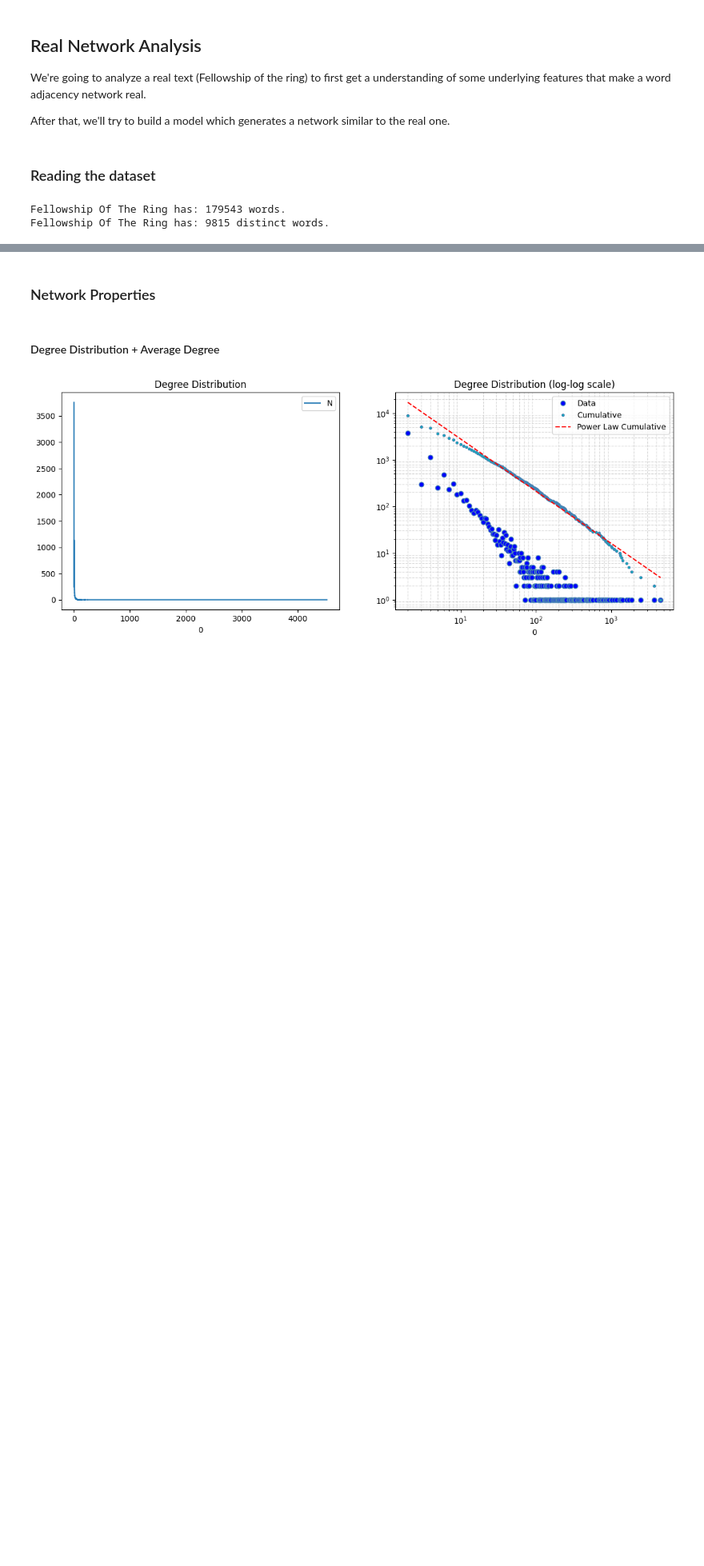
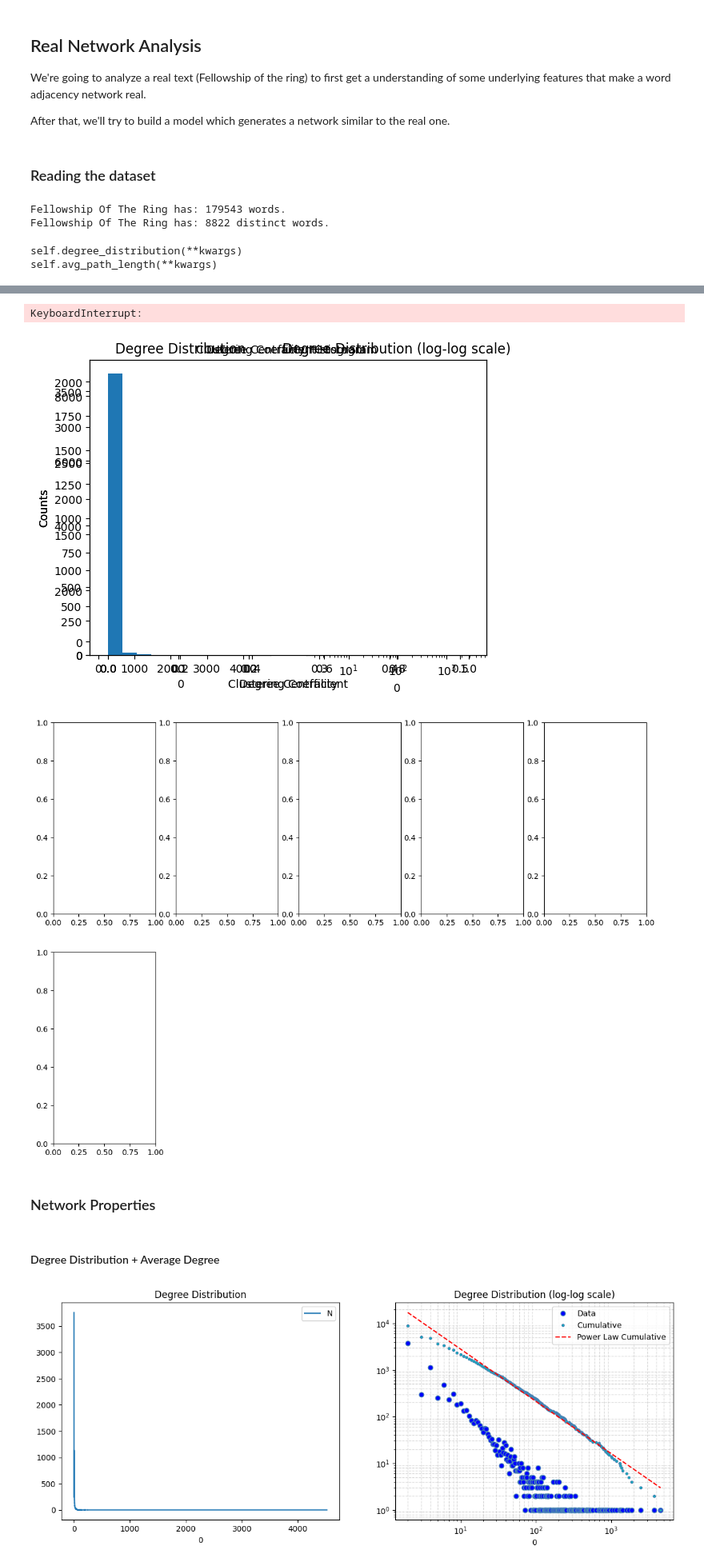
Before and after one commit to haylibi/network_science-word_analysis, a Jupyter notebook: notebook.ipynb, the cells around one changed output, grey strips where cells are left out. Shown at 80% size. Cells and saved outputs as stored; diff of their text form; code cells hidden in the pictures; blank space fills up the shorter version.

```diff
--- a/notebook.ipynb
+++ b/notebook.ipynb
@@ -49,3 +53,16 @@ This may be a fingerprit of the author/publisher of the text. Further explore
+# %%
+from src.network_properties import EvaluateNetworks
+
+evaluations = [
+    'degree_distribution',
+    'avg_path_length',
+    'diameter',
+    'clustering_coefficient',
+    #'z_score',
+    'degree_centrality',
+    'betweeness_centrality',
+    'shortest_path_distribution',
+]
 # %% [markdown]
 ## Real Network Analysis
 
@@ -61,6 +78,9 @@ with open('The Fellowship Of The Ring.txt', 'r') as file:
     # Fix the contractions (ex: They're -> They are / Bilbo's -> Bilbos)
     # Make it a textblob
     real_text = TextBlob(contractions.fix(file.read()))
+
+# setting every word to lowercase
+real_text.words = real_text.words.lower()
 
 # removing (".", "_") and ' when it starts a word
 for i in range(len(real_text.words)):
@@ -76,13 +96,17 @@ print('Fellowship Of The Ring has: ' + str(n_words) + ' words.')
 n_distinct_words = len(set(real_text.words))
 print('Fellowship Of The Ring has: ' + str(n_distinct_words) + ' distinct words.')
 
-# setting every word to lowercase
-real_text.words = real_text.words.lower()
-
 
 # Uniting all the words that were extracted creating what we called a "giga_phrase", a phrase that represents the entire book without paragraphs, periods or chapters
 giga_phrase = ' '.join(real_text.words)
 real_network = get_network(giga_phrase, weighted=False)
 # %% [output]
 Fellowship Of The Ring has: 179543 words.
-Fellowship Of The Ring has: 9815 distinct words.
+Fellowship Of The Ring has: 8822 distinct words.
+# %%
+real = EvaluateNetworks(real_network, evaluations=evaluations)
+
+real.evaluate()
+# %% [output]
+self.degree_distribution(**kwargs)
+self.avg_path_length(**kwargs)
@@ -89,3 +130,6 @@ Fellowship Of The Ring has: 9815 distinct words.
+KeyboardInterrupt:
+[figure, added]
+[figure, added]
 # %% [markdown]
 ### Network Properties
 # %% [markdown]
```
Also changed, not shown: parts of 5 cells of this notebook, 1 other file.
